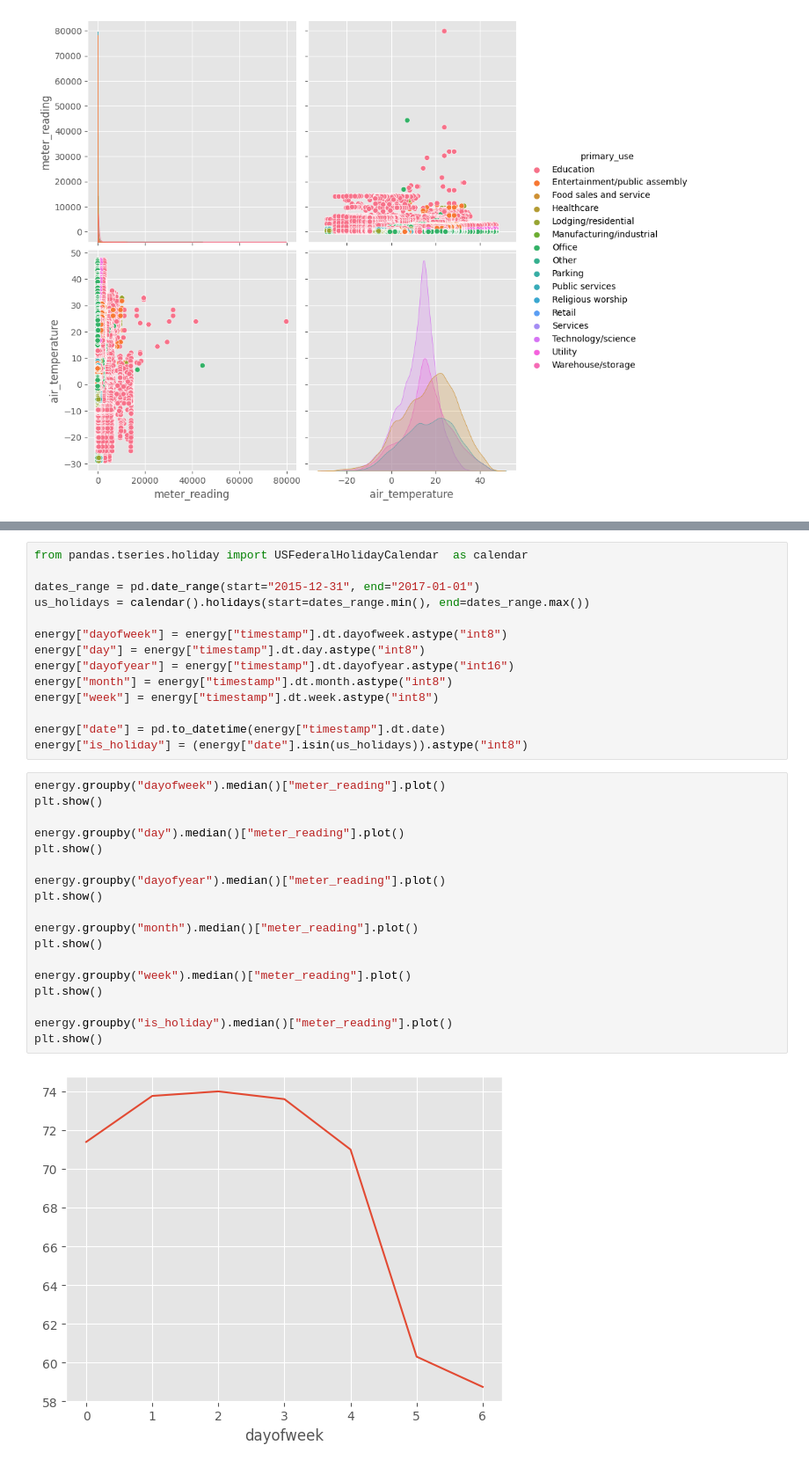
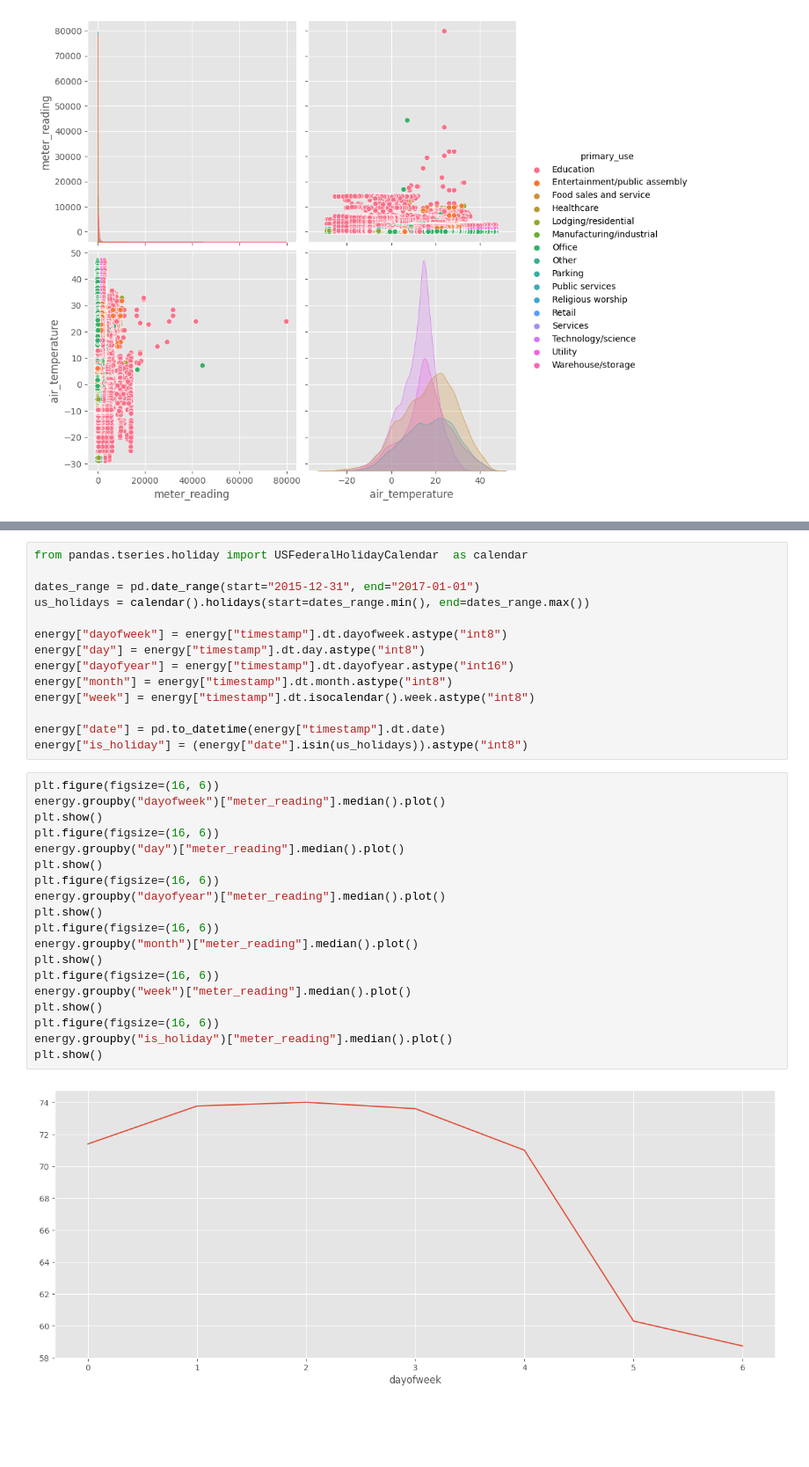
Before and after one commit to AleksandrRevuka/Algo_data_science, a Jupyter notebook: 6_Practical_skills_1_2_EDA.ipynb, the cells around one changed output, grey strips where cells are left out. Shown at 88% size. Drawn from its saved outputs; the diff is of its cells as text; blank space fills up the shorter version.

```diff
--- a/6_Practical_skills_1_2_EDA.ipynb
+++ b/6_Practical_skills_1_2_EDA.ipynb
@@ -154,27 +154,28 @@ energy["dayofweek"] = energy["timestamp"].dt.dayofweek.astype("int8")
 energy["day"] = energy["timestamp"].dt.day.astype("int8")
 energy["dayofyear"] = energy["timestamp"].dt.dayofyear.astype("int16")
 energy["month"] = energy["timestamp"].dt.month.astype("int8")
-energy["week"] = energy["timestamp"].dt.week.astype("int8")
+energy["week"] = energy["timestamp"].dt.isocalendar().week.astype("int8")
 
 energy["date"] = pd.to_datetime(energy["timestamp"].dt.date)
 energy["is_holiday"] = (energy["date"].isin(us_holidays)).astype("int8")
 # %%
-energy.groupby("dayofweek").median()["meter_reading"].plot()
+plt.figure(figsize=(16, 6))
+energy.groupby("dayofweek")["meter_reading"].median().plot()
 plt.show()
-
-energy.groupby("day").median()["meter_reading"].plot()
+plt.figure(figsize=(16, 6))
+energy.groupby("day")["meter_reading"].median().plot()
 plt.show()
-
-energy.groupby("dayofyear").median()["meter_reading"].plot()
+plt.figure(figsize=(16, 6))
+energy.groupby("dayofyear")["meter_reading"].median().plot()
 plt.show()
-
-energy.groupby("month").median()["meter_reading"].plot()
+plt.figure(figsize=(16, 6))
+energy.groupby("month")["meter_reading"].median().plot()
 plt.show()
-
-energy.groupby("week").median()["meter_reading"].plot()
+plt.figure(figsize=(16, 6))
+energy.groupby("week")["meter_reading"].median().plot()
 plt.show()
-
-energy.groupby("is_holiday").median()["meter_reading"].plot()
+plt.figure(figsize=(16, 6))
+energy.groupby("is_holiday")["meter_reading"].median().plot()
 plt.show()
 # %% [output]
-[figure, old version]
+[figure, new version]
```
Also changed, not shown: parts of 3 cells of this notebook.
